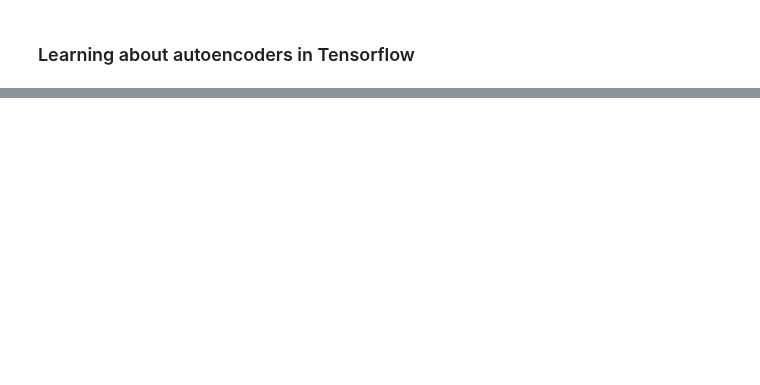
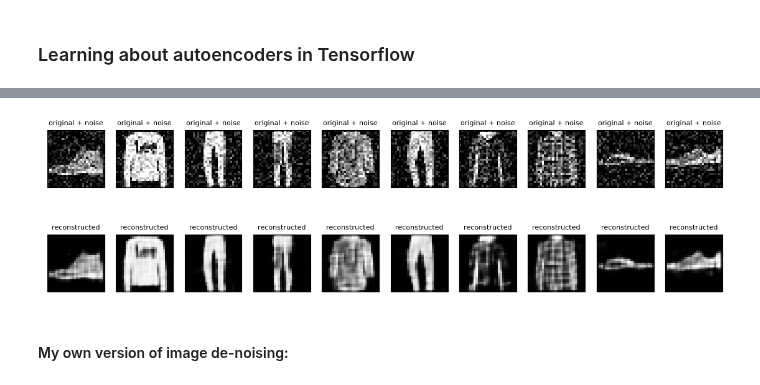
Before and after one commit to Evan-Callaghan/FieldsAcademy-NeuralNetworks, a Jupyter notebook: Project/Learning/tf_autoencoders.ipynb, the cells around one changed output, grey strips where cells are left out. Cells and saved outputs as stored; diff of their text form; code cells hidden in the pictures; blank space fills up the shorter version.

```diff
--- a/Project/Learning/tf_autoencoders.ipynb
+++ b/Project/Learning/tf_autoencoders.ipynb
@@ -50,0 +175,22 @@ decoded_imgs = autoencoder.decoder(encoded_imgs).numpy()
+# %%
+class Denoise(Model):
+    def __init__(self):
+        super(Denoise, self).__init__()
+        self.encoder = tf.keras.Sequential([
+        layers.Input(shape=(28, 28, 1)),
+        layers.Conv2D(16, (3, 3), activation='relu', padding='same', strides=2, data_format = 'channels_last'),
+        layers.Conv2D(8, (3, 3), activation='relu', padding='same', strides=2, data_format = 'channels_last')])
+
+        self.decoder = tf.keras.Sequential([
+        layers.Conv2DTranspose(8, kernel_size=3, strides=2, activation='relu', padding='same', data_format = 'channels_last'),
+        layers.Conv2DTranspose(16, kernel_size=3, strides=2, activation='relu', padding='same',  data_format = 'channels_last'),
+        layers.Conv2D(1, kernel_size=(3, 3), activation='sigmoid', padding='same',  data_format = 'channels_last')])
+
+    def call(self, x):
+        encoded = self.encoder(x)
+        decoded = self.decoder(encoded)
+        return decoded
+
+autoencoder = Denoise()
+autoencoder.compile(optimizer='adam', loss=losses.MeanSquaredError())
+autoencoder.fit(x_train_noisy, x_train, epochs = 3, shuffle = True, validation_data = (x_test_noisy, x_test))
@@ -53,21 +241,27 @@ autoencoder.encoder.summary()
+# %%
+new_x_test_noisy = x_test_noisy[0:10]
+encoded_imgs = autoencoder.encoder(new_x_test_noisy).numpy()
+decoded_imgs = autoencoder.decoder(encoded_imgs).numpy()
 # %%
 n = 10
-plt.figure(figsize=(12, 4))
+plt.figure(figsize=(14, 4))
+for i in range(n):
 
-for i in range(n):
-    # display original
+    # display original + noise
     ax = plt.subplot(2, n, i + 1)
-    plt.imshow(x_test[i])
-    plt.title("original", fontsize = 8)
+    plt.title("original + noise", fontsize = 8)
+    plt.imshow(tf.squeeze(x_test_noisy[i]))
     plt.gray()
     ax.get_xaxis().set_visible(False)
     ax.get_yaxis().set_visible(False)
 
     # display reconstruction
-    ax = plt.subplot(2, n, i + 1 + n)
-    plt.imshow(decoded_imgs[i])
+    bx = plt.subplot(2, n, i + n + 1)
     plt.title("reconstructed", fontsize = 8)
+    plt.imshow(tf.squeeze(decoded_imgs[i]))
     plt.gray()
-    ax.get_xaxis().set_visible(False)
-    ax.get_yaxis().set_visible(False)
+    bx.get_xaxis().set_visible(False)
+    bx.get_yaxis().set_visible(False)
 plt.show()
+# %% [output]
+[figure, added]
@@ -176,0 +268,2 @@ encoder_model.summary()
+# %% [markdown]
+#### My own version of image de-noising:
```
Also changed, not shown: parts of 33 cells of this notebook, 2 other files.
